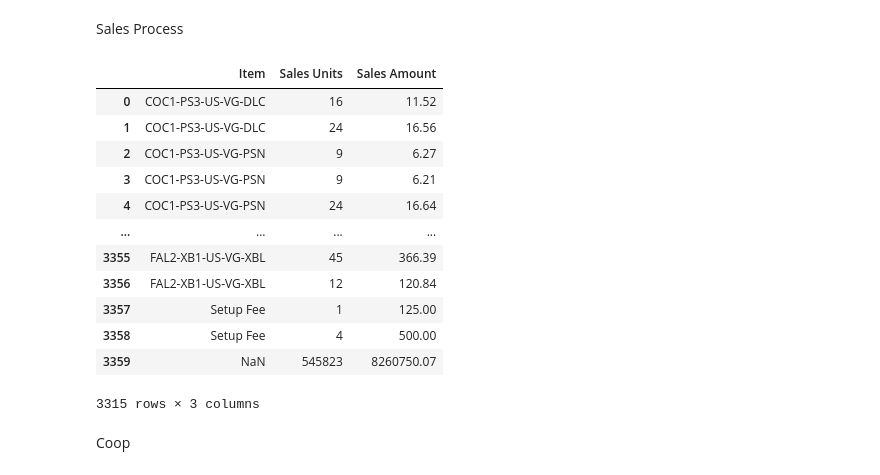
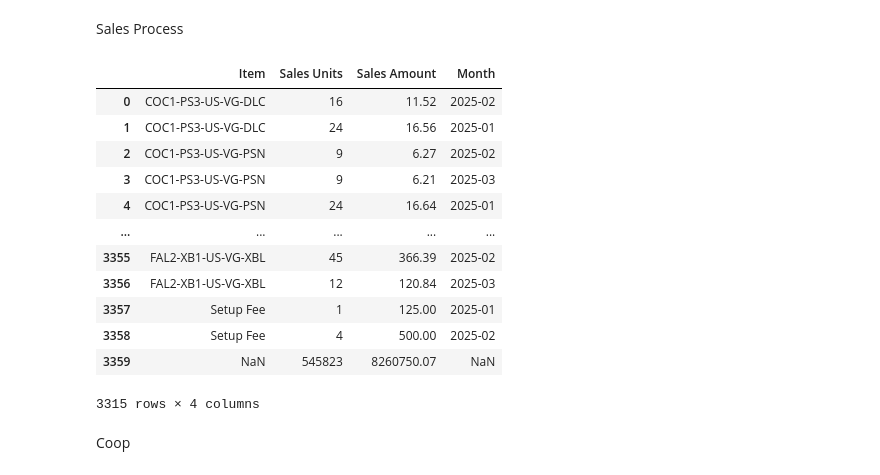
Before and after one commit to dentsusoken-usa/NIS-America-BI-Report, a Jupyter notebook: Data Process.ipynb, the cells around one changed output. Saved outputs shown, nothing was run; the diff lists cells and outputs as text; code cells hidden in the pictures.

```diff
--- a/Data Process.ipynb
+++ b/Data Process.ipynb
@@ -28,28 +28,28 @@ Sales Process
 # %%
 file_name = "SalesbyItembyLicensor-ForRoyaltyCal(Acc)new_Jan2025March2025_0707.xlsx"
 sales_df = pd.read_excel(input_folder_path + file_name, skiprows=5)
 #display(sales_df)
-sales_df = sales_df[['Item', 'Qty. Sold', 'Sales (USD)']]
+sales_df = sales_df[['Item', 'Qty. Sold', 'Sales (USD)', 'Month']]
 
 sales_df = sales_df.rename(columns = {'Qty. Sold': 'Sales Units'})
 sales_df = sales_df.rename(columns = {'Sales (USD)': 'Sales Amount'})
 sales_df = sales_df[sales_df["Sales Units"] >= 0]
 
 sales_df
 # %% [output]
-|  | Item | Sales Units | Sales Amount |
-| 0 | COC1-PS3-US-VG-DLC | 16 | 11.52 |
-| 1 | COC1-PS3-US-VG-DLC | 24 | 16.56 |
-| 2 | COC1-PS3-US-VG-PSN | 9 | 6.27 |
-| 3 | COC1-PS3-US-VG-PSN | 9 | 6.21 |
-| 4 | COC1-PS3-US-VG-PSN | 24 | 16.64 |
-| ... | ... | ... | ... |
-| 3355 | FAL2-XB1-US-VG-XBL | 45 | 366.39 |
-| 3356 | FAL2-XB1-US-VG-XBL | 12 | 120.84 |
-| 3357 | Setup Fee | 1 | 125.00 |
-| 3358 | Setup Fee | 4 | 500.00 |
-| 3359 | NaN | 545823 | 8260750.07 |
+|  | Item | Sales Units | Sales Amount | Month |
+| 0 | COC1-PS3-US-VG-DLC | 16 | 11.52 | 2025-02 |
+| 1 | COC1-PS3-US-VG-DLC | 24 | 16.56 | 2025-01 |
+| 2 | COC1-PS3-US-VG-PSN | 9 | 6.27 | 2025-02 |
+| 3 | COC1-PS3-US-VG-PSN | 9 | 6.21 | 2025-03 |
+| 4 | COC1-PS3-US-VG-PSN | 24 | 16.64 | 2025-01 |
+| ... | ... | ... | ... | ... |
+| 3355 | FAL2-XB1-US-VG-XBL | 45 | 366.39 | 2025-02 |
+| 3356 | FAL2-XB1-US-VG-XBL | 12 | 120.84 | 2025-03 |
+| 3357 | Setup Fee | 1 | 125.00 | 2025-01 |
+| 3358 | Setup Fee | 4 | 500.00 | 2025-02 |
+| 3359 | NaN | 545823 | 8260750.07 | NaN |
-3315 rows × 3 columns
+3315 rows × 4 columns
 # %% [markdown]
 Coop
 # %%
```
Also changed, not shown: parts of 5 cells of this notebook, 1 other file.
